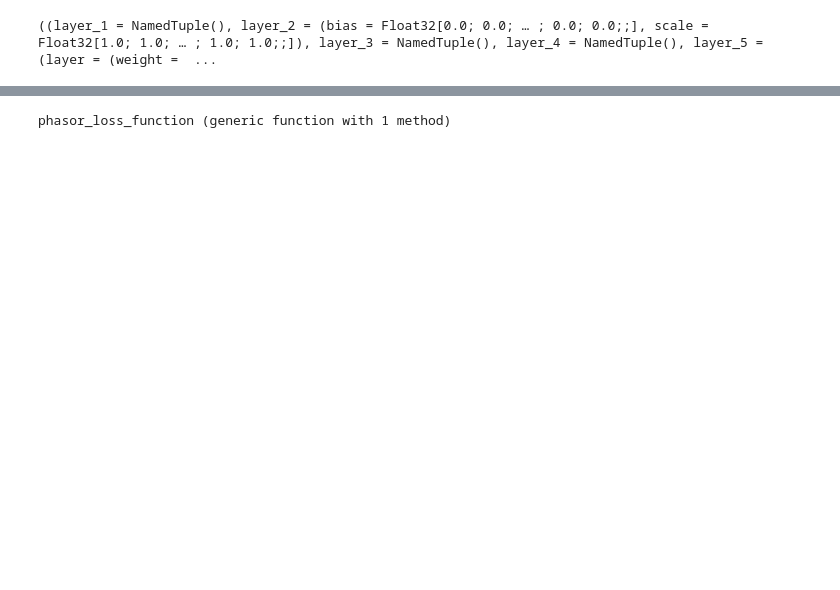
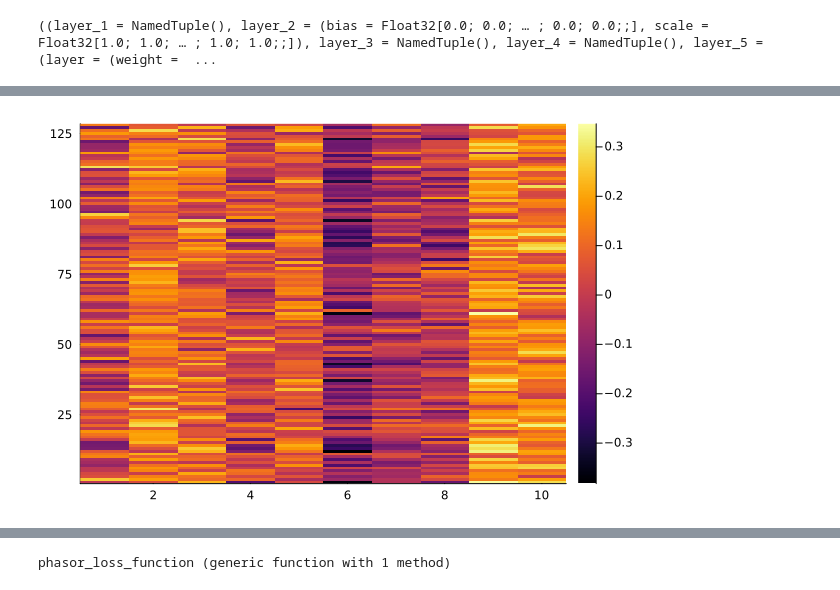
Before and after one commit to wilkieolin/PhasorNetworks.jl, a Jupyter notebook: demos/network fashionmnist.ipynb, the cells around one changed output, grey strips where cells are left out. Saved outputs shown, nothing was run; the diff lists cells and outputs as text; code cells hidden in the pictures; blank space fills up the shorter version.

```diff
--- a/demos/network fashionmnist.ipynb
+++ b/demos/network fashionmnist.ipynb
@@ -233,0 +234,4 @@ histogram(cdev(vec(yp0)))
+# %%
+heatmap(cdev(yp0))
+# %% [output]
+[figure, added]
```
Also changed, not shown: parts of 60 cells of this notebook, 6 other files.
